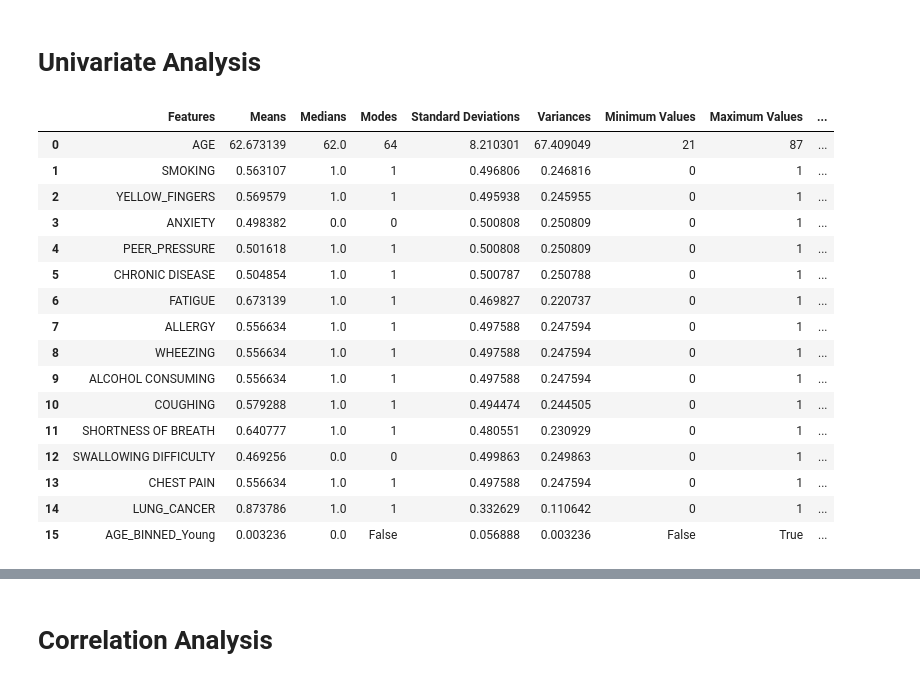
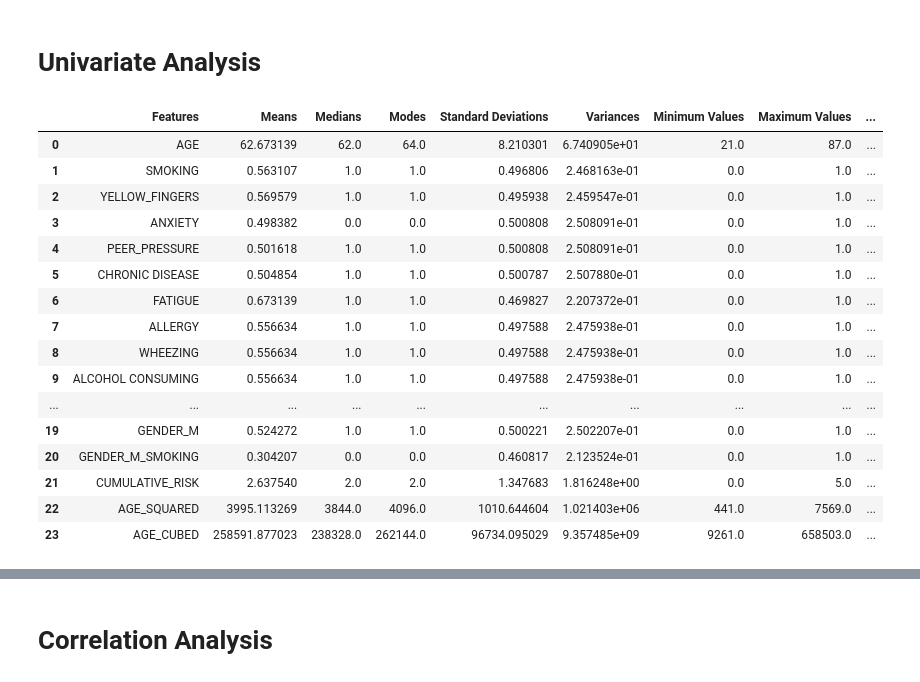
Before and after one commit to arpi5191/Byte-My-Cancer, a Jupyter notebook: 09_615_Project.ipynb, the cells around one changed output, grey strips where cells are left out. Cells and saved outputs as stored; diff of their text form; code cells hidden in the pictures.

```diff
--- a/09_615_Project.ipynb
+++ b/09_615_Project.ipynb
@@ -215,3 +215,10 @@ df.head()
 | 3 | 63 | 1 | 1 | 1 | 0 | 0 | 0 | 0 | 0 | ... |
 | 4 | 63 | 0 | 1 | 0 | 0 | 0 | 0 | 0 | 1 | ... |
 5 rows × 24 columns
+# %%
+# Transform columns with booleans to numerical values
+df['AGE_BINNED_Young'] = df['AGE_BINNED_Young'].astype(int)
+df['AGE_BINNED_Middle'] = df['AGE_BINNED_Middle'].astype(int)
+df['AGE_BINNED_Senior'] = df['AGE_BINNED_Senior'].astype(int)
+
+df
@@ -236,50 +257,50 @@ mins_df = df.min()
 maxs_df = df.max()
 skewness_df = df.skew()
 kurtosis_df = df.kurt()
 
 # Convert the statistical values in the DataFrames to lists
 means = [means_df.iloc[i] for i in range(num_features)]
 medians = [medians_df.iloc[i] for i in range(num_features)]
 modes = [modes_df.iloc[i] for i in range(num_features)]
 stds = [stds_df.iloc[i] for i in range(num_features)]
 variances = [variances_df.iloc[i] for i in range(num_features)]
 mins = [mins_df.iloc[i] for i in range(num_features)]
 maxs = [maxs_df.iloc[i] for i in range(num_features)]
 skew_vals = [skewness_df.iloc[i] for i in range(num_features)]
 kurtosis_vals = [kurtosis_df.iloc[i] for i in range(num_features)]
 
 # Add the statistical values to the statistics DataFrame
 statistics['Features'] = features
 statistics['Means'] = means
 statistics['Medians'] = medians
 statistics['Modes'] = modes
 statistics['Standard Deviations'] = stds
 statistics['Variances'] = variances
 statistics['Minimum Values'] = mins
 statistics['Maximum Values'] = maxs
 statistics['Skew Values'] = skew_vals
 statistics['Kurtosis Values'] = kurtosis_vals
 
 # Print out the statistics DataFrame
-statistics.head(16)
+statistics
 # %% [output]
 |  | Features | Means | Medians | Modes | Standard Deviations | Variances | Minimum Values | Maximum Values | ... |
-| 0 | AGE | 62.673139 | 62.0 | 64 | 8.210301 | 67.409049 | 21 | 87 | ... |
-| 1 | SMOKING | 0.563107 | 1.0 | 1 | 0.496806 | 0.246816 | 0 | 1 | ... |
-| 2 | YELLOW_FINGERS | 0.569579 | 1.0 | 1 | 0.495938 | 0.245955 | 0 | 1 | ... |
-| 3 | ANXIETY | 0.498382 | 0.0 | 0 | 0.500808 | 0.250809 | 0 | 1 | ... |
-| 4 | PEER_PRESSURE | 0.501618 | 1.0 | 1 | 0.500808 | 0.250809 | 0 | 1 | ... |
-| 5 | CHRONIC DISEASE | 0.504854 | 1.0 | 1 | 0.500787 | 0.250788 | 0 | 1 | ... |
-| 6 | FATIGUE | 0.673139 | 1.0 | 1 | 0.469827 | 0.220737 | 0 | 1 | ... |
-| 7 | ALLERGY | 0.556634 | 1.0 | 1 | 0.497588 | 0.247594 | 0 | 1 | ... |
-| 8 | WHEEZING | 0.556634 | 1.0 | 1 | 0.497588 | 0.247594 | 0 | 1 | ... |
-| 9 | ALCOHOL CONSUMING | 0.556634 | 1.0 | 1 | 0.497588 | 0.247594 | 0 | 1 | ... |
-| 10 | COUGHING | 0.579288 | 1.0 | 1 | 0.494474 | 0.244505 | 0 | 1 | ... |
-| 11 | SHORTNESS OF BREATH | 0.640777 | 1.0 | 1 | 0.480551 | 0.230929 | 0 | 1 | ... |
-| 12 | SWALLOWING DIFFICULTY | 0.469256 | 0.0 | 0 | 0.499863 | 0.249863 | 0 | 1 | ... |
-| 13 | CHEST PAIN | 0.556634 | 1.0 | 1 | 0.497588 | 0.247594 | 0 | 1 | ... |
-| 14 | LUNG_CANCER | 0.873786 | 1.0 | 1 | 0.332629 | 0.110642 | 0 | 1 | ... |
-| 15 | AGE_BINNED_Young | 0.003236 | 0.0 | False | 0.056888 | 0.003236 | False | True | ... |
+| 0 | AGE | 62.673139 | 62.0 | 64.0 | 8.210301 | 6.740905e+01 | 21.0 | 87.0 | ... |
+| 1 | SMOKING | 0.563107 | 1.0 | 1.0 | 0.496806 | 2.468163e-01 | 0.0 | 1.0 | ... |
+| 2 | YELLOW_FINGERS | 0.569579 | 1.0 | 1.0 | 0.495938 | 2.459547e-01 | 0.0 | 1.0 | ... |
+| 3 | ANXIETY | 0.498382 | 0.0 | 0.0 | 0.500808 | 2.508091e-01 | 0.0 | 1.0 | ... |
+| 4 | PEER_PRESSURE | 0.501618 | 1.0 | 1.0 | 0.500808 | 2.508091e-01 | 0.0 | 1.0 | ... |
+| 5 | CHRONIC DISEASE | 0.504854 | 1.0 | 1.0 | 0.500787 | 2.507880e-01 | 0.0 | 1.0 | ... |
+| 6 | FATIGUE | 0.673139 | 1.0 | 1.0 | 0.469827 | 2.207372e-01 | 0.0 | 1.0 | ... |
+| 7 | ALLERGY | 0.556634 | 1.0 | 1.0 | 0.497588 | 2.475938e-01 | 0.0 | 1.0 | ... |
+| 8 | WHEEZING | 0.556634 | 1.0 | 1.0 | 0.497588 | 2.475938e-01 | 0.0 | 1.0 | ... |
+| 9 | ALCOHOL CONSUMING | 0.556634 | 1.0 | 1.0 | 0.497588 | 2.475938e-01 | 0.0 | 1.0 | ... |
+| ... | ... | ... | ... | ... | ... | ... | ... | ... | ... |
+| 19 | GENDER_M | 0.524272 | 1.0 | 1.0 | 0.500221 | 2.502207e-01 | 0.0 | 1.0 | ... |
+| 20 | GENDER_M_SMOKING | 0.304207 | 0.0 | 0.0 | 0.460817 | 2.123524e-01 | 0.0 | 1.0 | ... |
+| 21 | CUMULATIVE_RISK | 2.637540 | 2.0 | 2.0 | 1.347683 | 1.816248e+00 | 0.0 | 5.0 | ... |
+| 22 | AGE_SQUARED | 3995.113269 | 3844.0 | 4096.0 | 1010.644604 | 1.021403e+06 | 441.0 | 7569.0 | ... |
+| 23 | AGE_CUBED | 258591.877023 | 238328.0 | 262144.0 | 96734.095029 | 9.357485e+09 | 9261.0 | 658503.0 | ... |
 # %%
 # Remove any leading/trailing whitespace in column names
 df.columns = df.columns.str.strip()
```
Also changed, not shown: parts of 45 cells of this notebook.
